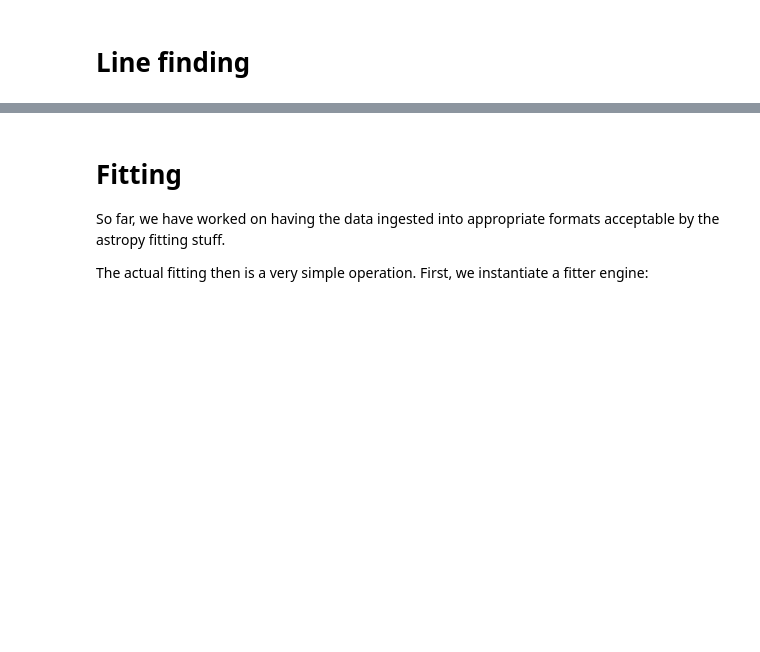
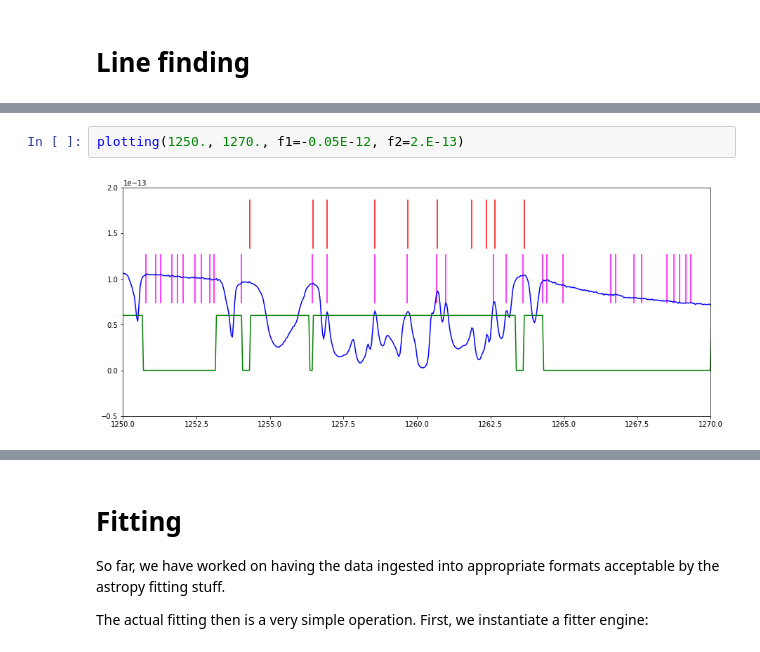
Before and after one commit to ibusko/specfit, a Jupyter notebook: proto/specutils/linefit_demo_specutils.ipynb, the cells around one changed output, grey strips where cells are left out. Saved outputs shown, nothing was run; the diff lists cells and outputs as text; blank space fills up the shorter version.

```diff
--- a/proto/specutils/linefit_demo_specutils.ipynb
+++ b/proto/specutils/linefit_demo_specutils.ipynb
@@ -97,0 +135,4 @@ plt.scatter(lines['line_center'], (np.ones(len(lines['line_center']))*6.E-13), *
+# %%
+plotting(1250., 1270., f1=-0.05E-12, f2=2.E-13)
+# %% [output]
+[figure, added]
```
Also changed, not shown: parts of 12 cells of this notebook, 2 other files.
